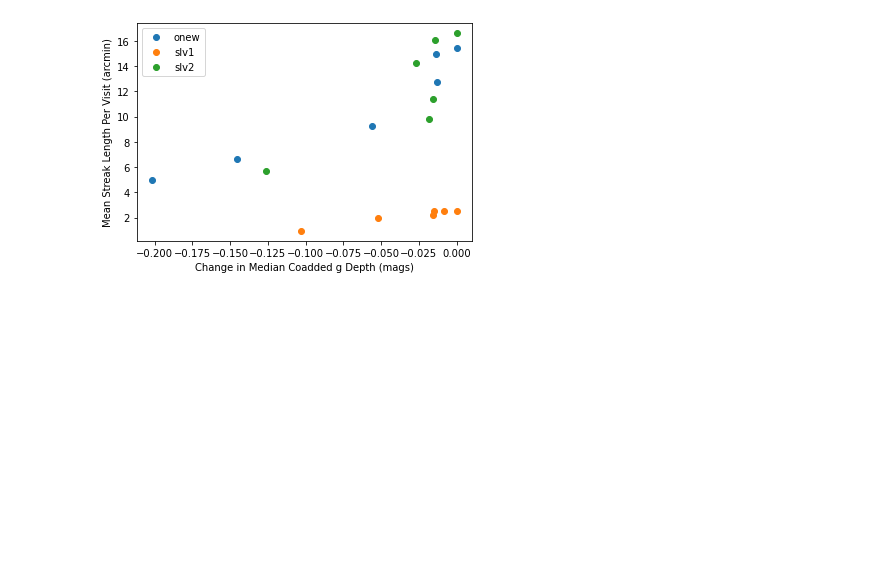
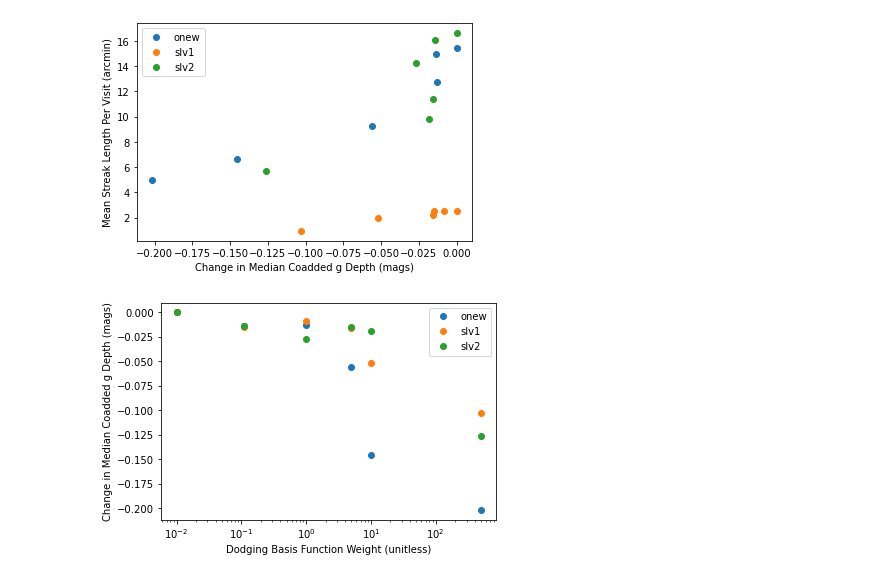
Before and after one commit to lsst-sims/satellite-dodging-ApJL, a Jupyter notebook: plots/compare_sim_runs.ipynb, the cells around one changed output. Saved outputs shown, nothing was run; the diff lists cells and outputs as text; code cells hidden in the pictures; blank space fills up the shorter version.

Commit message:
new plot

```diff
--- a/plots/compare_sim_runs.ipynb
+++ b/plots/compare_sim_runs.ipynb
@@ -212,3 +212,21 @@ legend = ax.legend()
 plt.savefig('streak_length_v_deltam.pdf')
 # %% [output]
 [figure]
+# %%
+
+filtername = 'g'
+fig, ax = plt.subplots()
+for c_name in np.unique(df['constellation_name']):
+    good = np.where(df['constellation_name'].values == c_name)[0]
+
+    zp = df['Median CoaddM5 %s HealpixSlicer' % filtername][0]
+    dm = df['Median CoaddM5 %s HealpixSlicer' % filtername] - zp
+
+    ax.semilogx(df['dodge_weights'].values[good]+1e-2, dm[good], 'o', label=c_name )
+ax.set_ylabel('Change in Median Coadded %s Depth (mags)' % filtername)
+ax.set_xlabel('Dodging Basis Function Weight (unitless)')
+legend = ax.legend()
+
+plt.savefig('deltam_v_weight.pdf')
+# %% [output]
+[figure, added]
```
Also changed, not shown: parts of 1 cell of this notebook, 5 other files.
